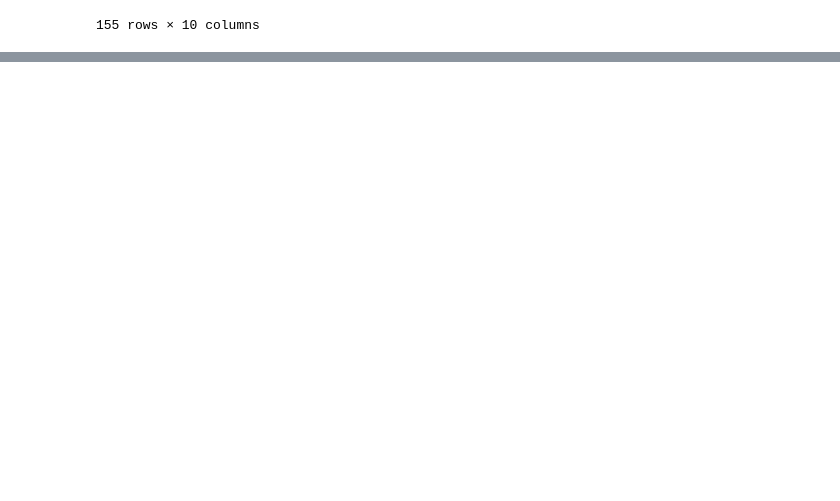
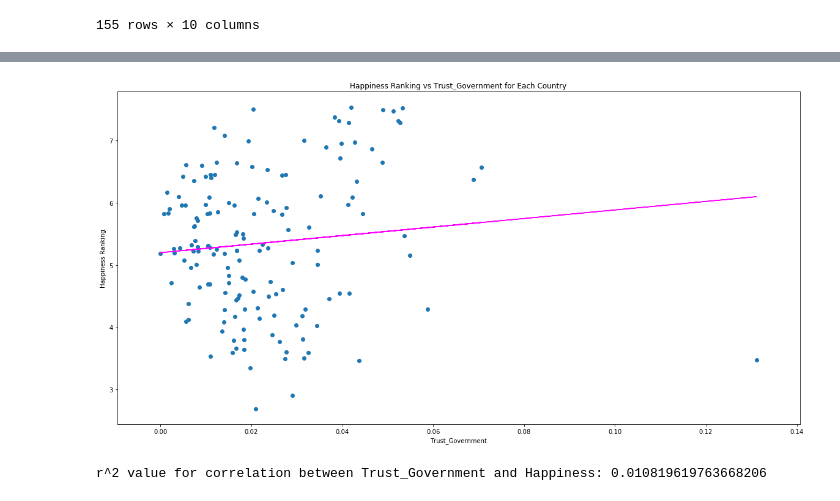
Before and after one commit to mdoxey06/mdoxey06.github.io, a Jupyter notebook: final.ipynb, the cells around one changed output, grey strips where cells are left out. Saved outputs shown, nothing was run; the diff lists cells and outputs as text; code cells hidden in the pictures; blank space fills up the shorter version.

```diff
--- a/final.ipynb
+++ b/final.ipynb
@@ -94,0 +125,5 @@ data.sort_values(by='Family', ascending=False).head(5)
+# %%
+getScatterPlotByColumn('Trust_Government')
+# %% [output]
+[figure, added]
+r^2 value for correlation between Trust_Government and Happiness: 0.010819619763668206
```
Also changed, not shown: parts of 7 cells of this notebook.
